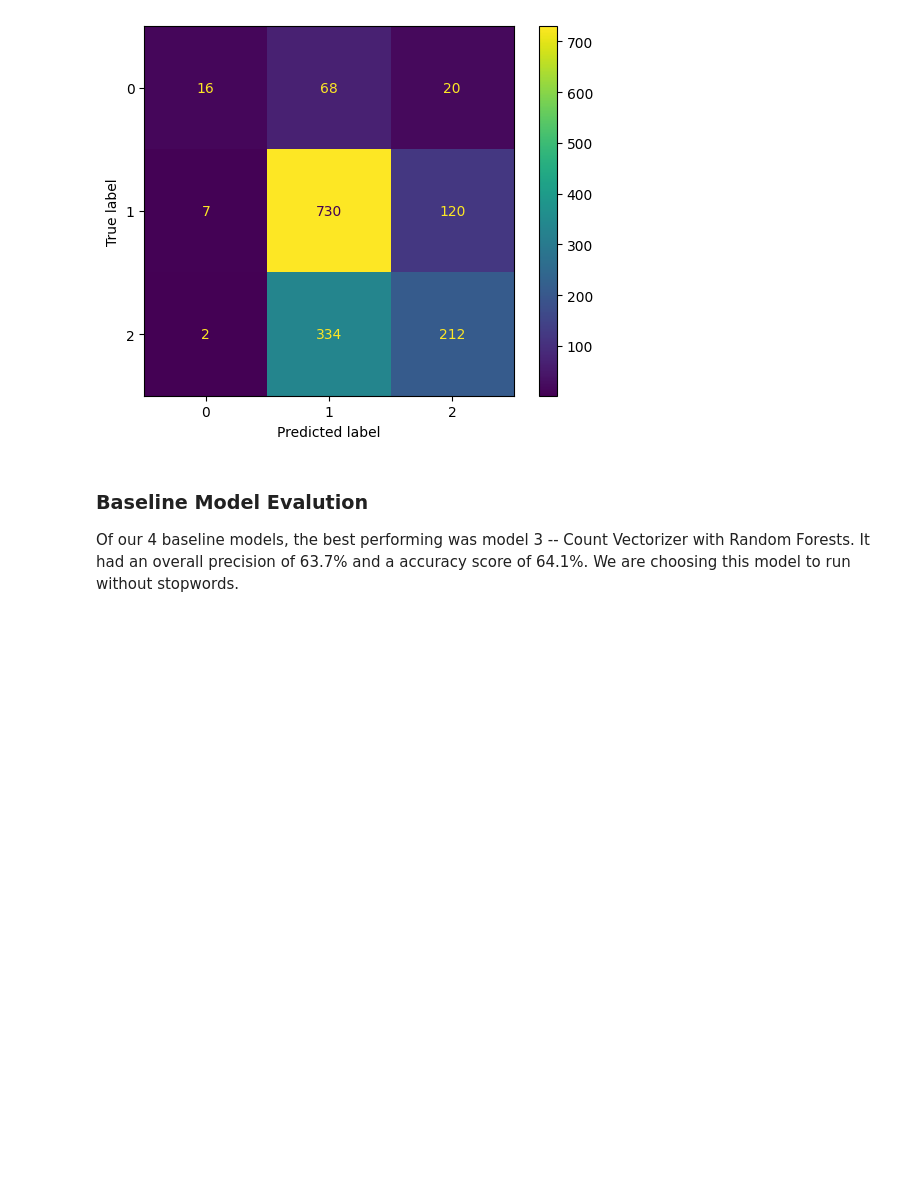
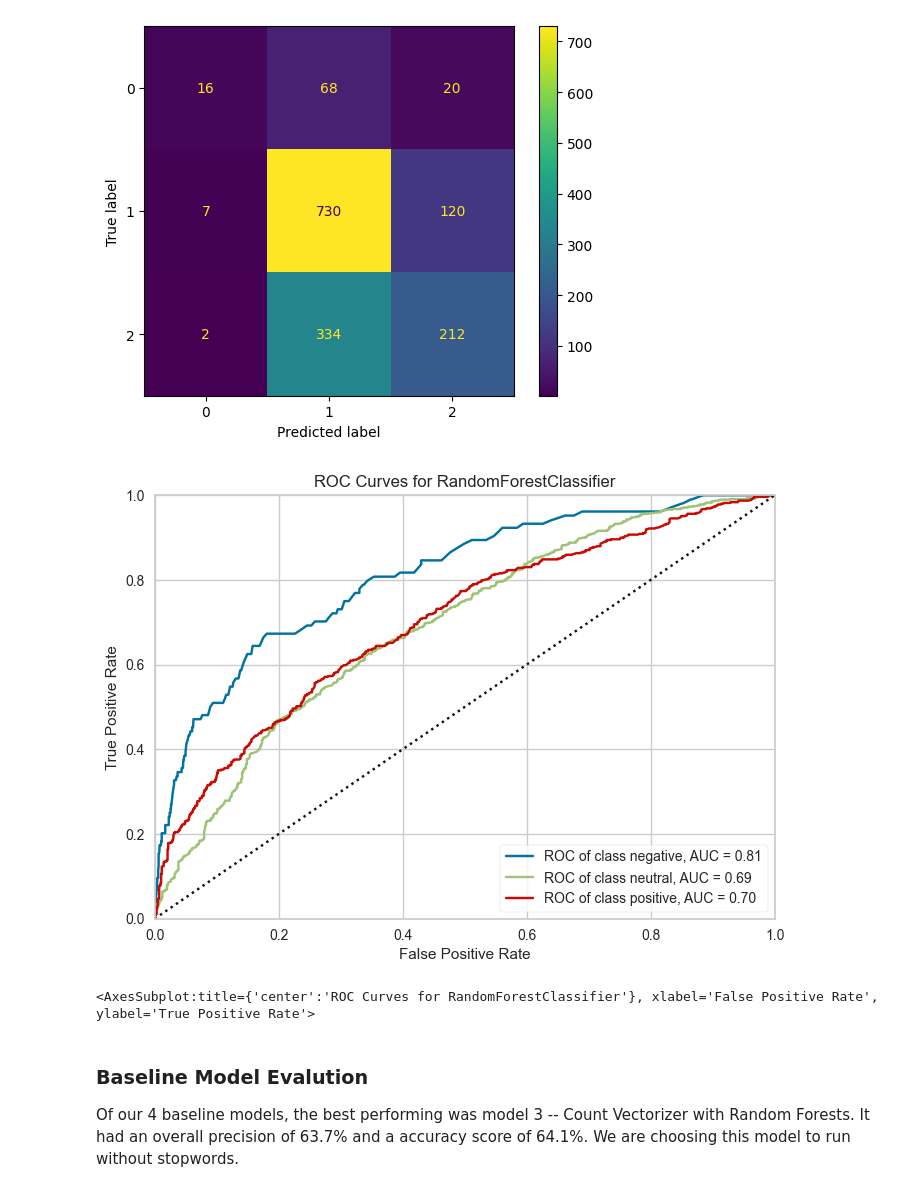
Before and after one commit to Kmulla19/Project4, a Jupyter notebook: model.ipynb, the cells around one changed output. Saved outputs shown, nothing was run; the diff lists cells and outputs as text; code cells hidden in the pictures; blank space fills up the shorter version.

```diff
--- a/model.ipynb
+++ b/model.ipynb
@@ -238,6 +305,17 @@ plot_confusion_matrix(rf2, X_val_vec4, y_val)
 # %% [output]
 <sklearn.metrics._plot.confusion_matrix.ConfusionMatrixDisplay at 0x...>
 [figure]
+# %%
+visualizer = ROCAUC(rf2,
+                    classes = ['negative', 'neutral', 'positive'],
+                   micro=False, macro=False)
+
+visualizer.fit(X_t_vec4, y_t)
+visualizer.score( X_val_vec4, y_val)
+visualizer.show()
+# %% [output]
+[figure, added]
+<AxesSubplot:title={'center':'ROC Curves for RandomForestClassifier'}, xlabel='False Positive Rate', ylabel='True Positive Rate'>
 # %% [markdown]
 ### Baseline Model Evalution
 Of our 4 baseline models, the best performing was model 3 -- Count Vectorizer with Random Forests. It had an overall precision of 63.7% and a accuracy score of 64.1%. We are choosing this model to run without stopwords.
```
Also changed, not shown: parts of 11 cells of this notebook.
